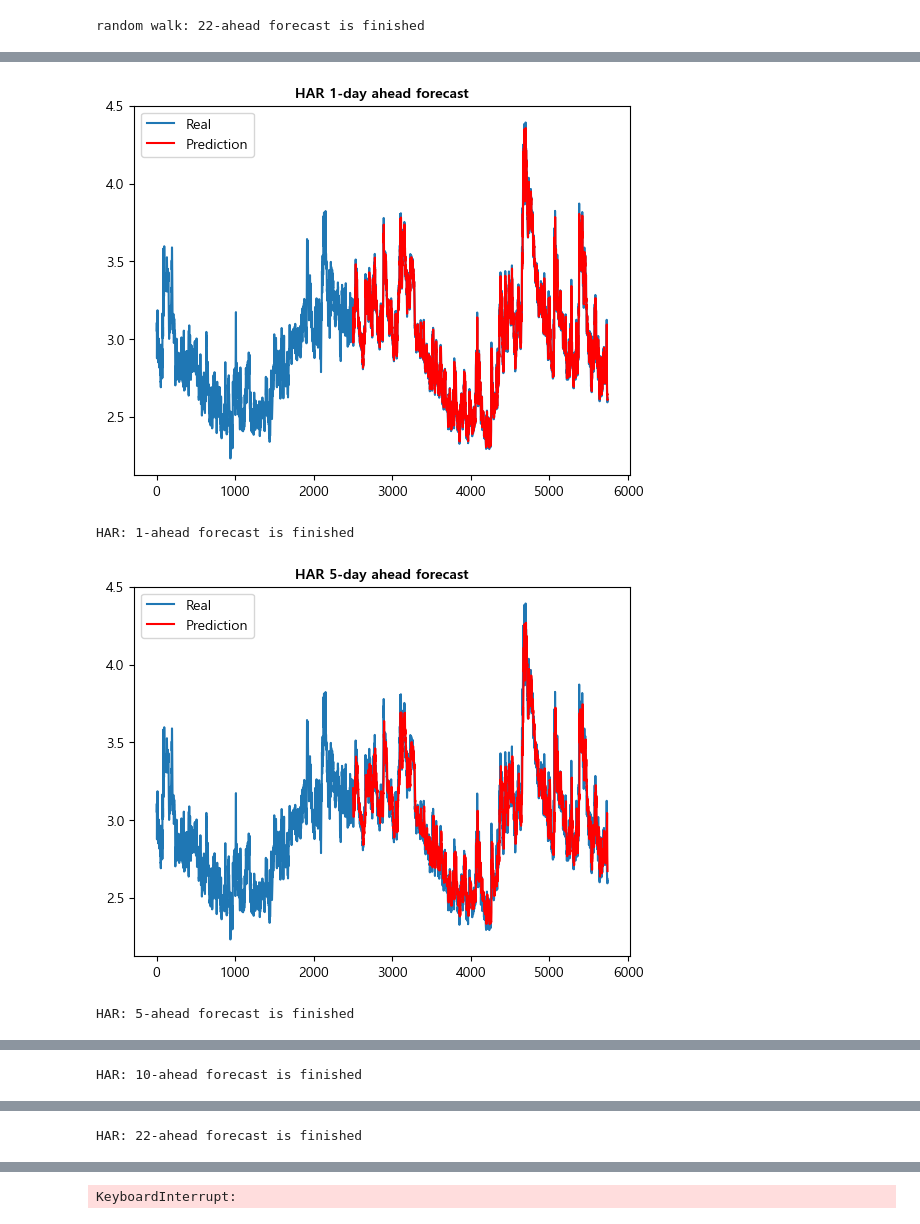
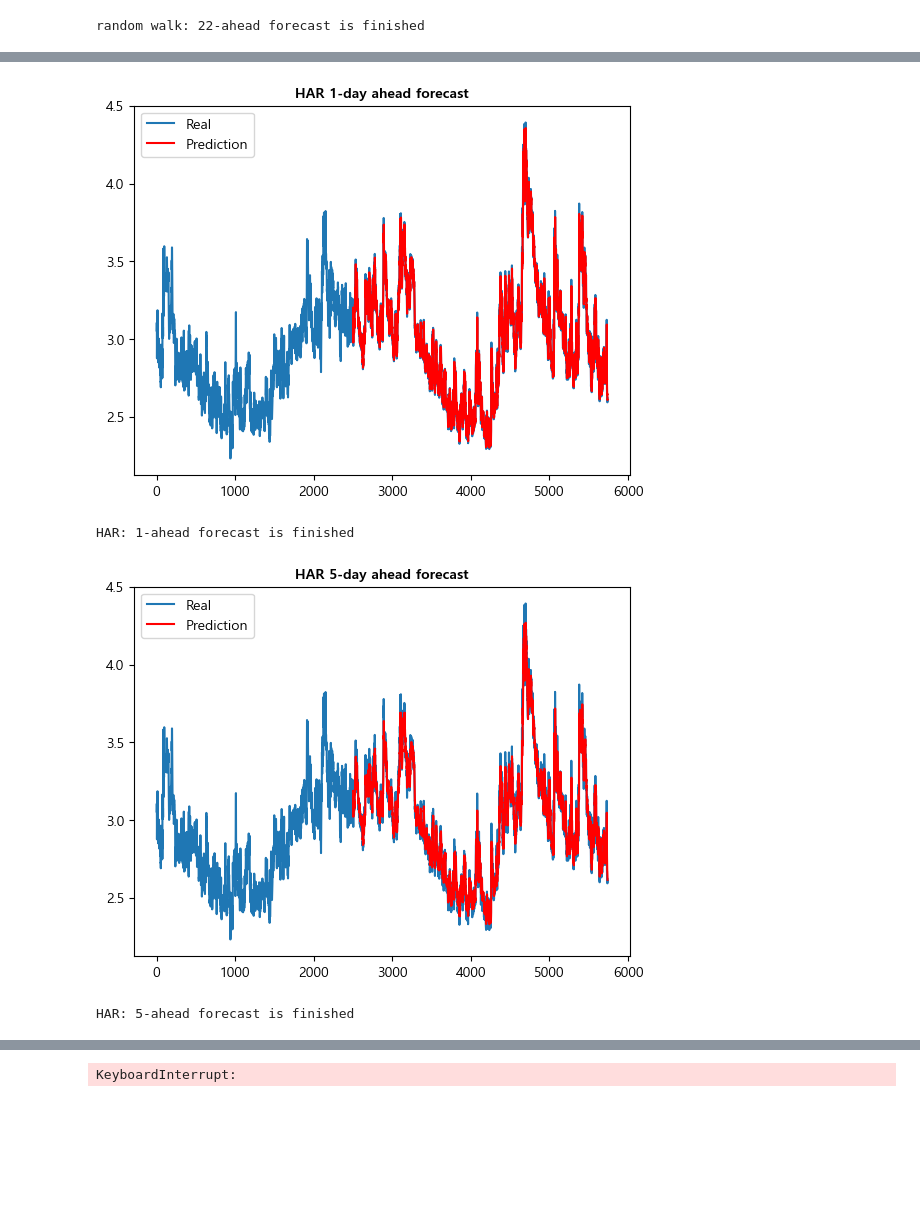
Before and after one commit to Inundata/forecasting-vix, a Jupyter notebook: py-codes/table2n3.ipynb, the cells around one changed output, grey strips where cells are left out. Drawn from its saved outputs; the diff is of its cells as text; code cells hidden in the pictures; blank space fills up the shorter version.

```diff
--- a/py-codes/table2n3.ipynb
+++ b/py-codes/table2n3.ipynb
@@ -70,15 +61,15 @@ HARX: 22-ahead forecast is finished
 # %%
 # Line 34 ~ 39
 Y2 = Y1[:, :5]
 # cols info
 # ['lnVIX', 'HAR_5day', 'HAR_10day', 'HAR_22day', 'HAR_66day']
 
 har1 = har_rolling_window(Y2, npred, "har", 1, 1, model_type = "fixed")
 har5 = har_rolling_window(Y2, npred, "har", 1, 5, model_type = "fixed")
-har10 = har_rolling_window(Y2, npred, "har", 1, 10, model_type = "fixed")
-har22 = har_rolling_window(Y2, npred, "har", 1, 22, model_type = "fixed")
+# har10 = har_rolling_window(Y2, npred, "har", 1, 10, model_type = "fixed")
+# har22 = har_rolling_window(Y2, npred, "har", 1, 22, model_type = "fixed")
 # %% [output]
 [figure]
 HAR: 1-ahead forecast is finished
-[figure, old version]
+[figure, new version]
 HAR: 5-ahead forecast is finished
@@ -86 +75,0 @@ HAR: 5-ahead forecast is finished
-HAR: 10-ahead forecast is finished
@@ -88,4 +76,3 @@ HAR: 10-ahead forecast is finished
-HAR: 22-ahead forecast is finished
 # %%
 # Line 46 ~ 51
 
```
Also changed, not shown: parts of 4 cells of this notebook, 4 other files.
